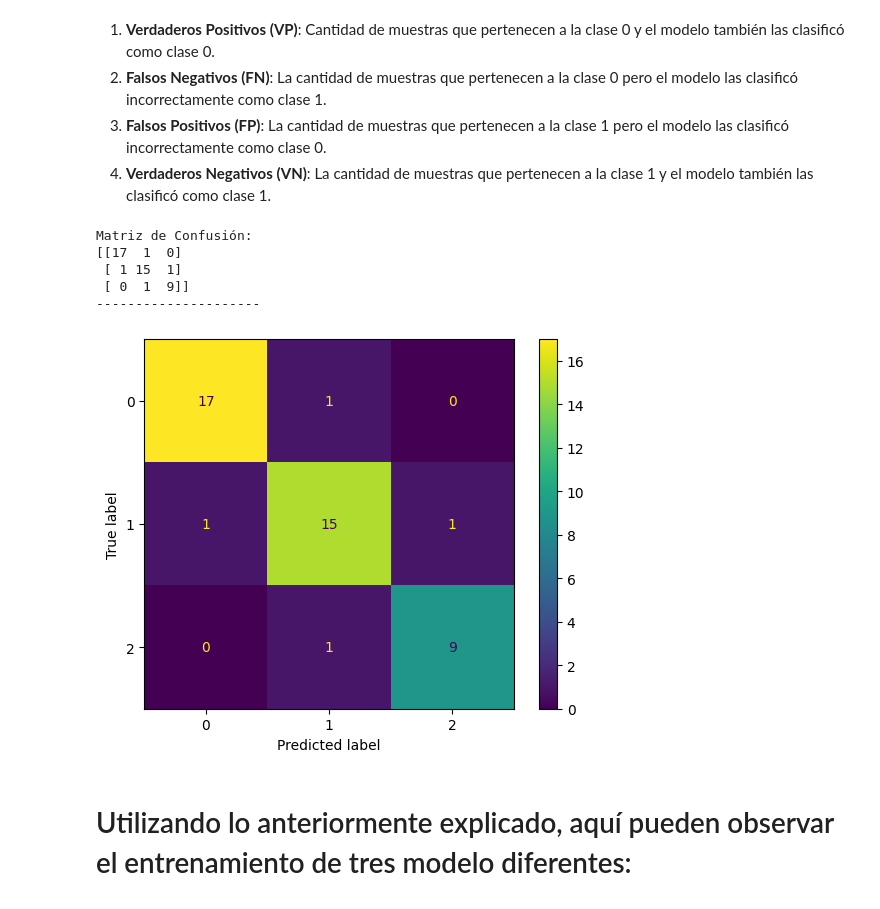
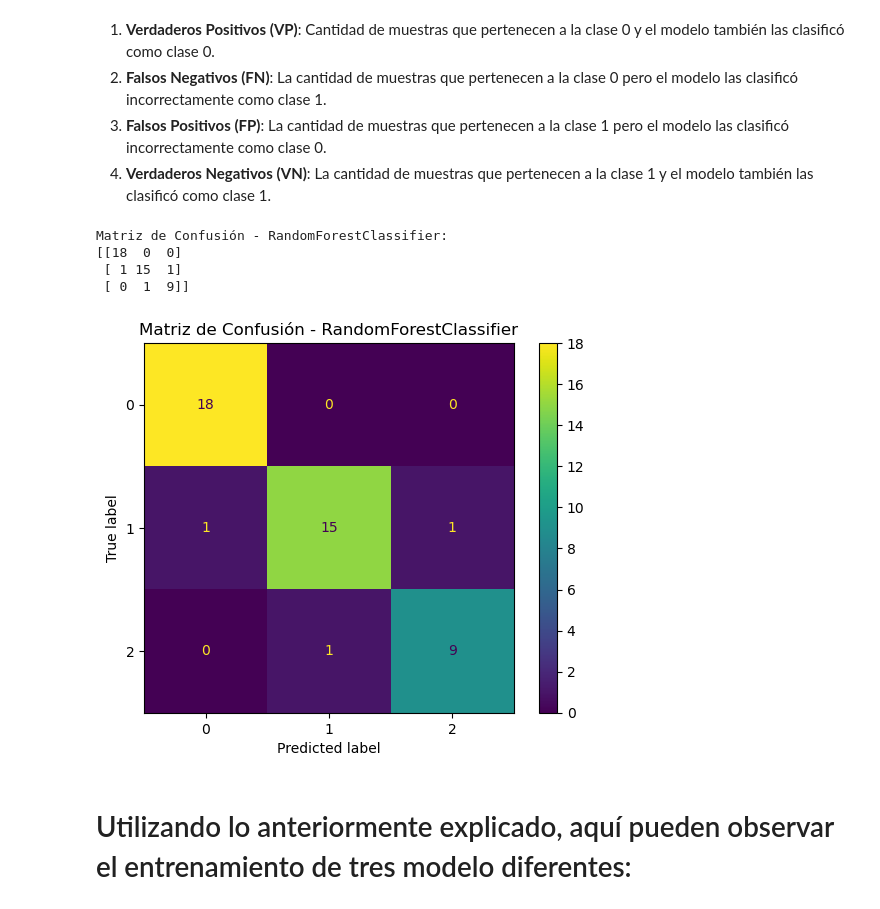
Before and after one commit to ikasle12345/RETO1, a Jupyter notebook: ModeloVino.ipynb, the cells around one changed output. Cells and saved outputs as stored; diff of their text form; code cells hidden in the pictures.

```diff
--- a/ModeloVino.ipynb
+++ b/ModeloVino.ipynb
@@ -167,6 +209,6 @@ train_x, val_x, train_y, val_y = train_test_split(x, y, random_state= 1)
   - **`train_y`**: Valores objetivo (etiquetas) correspondientes.
 * El objetivo del entrenamiento es **ajustar el modelo** a los datos para que pueda realizar **predicciones precisas** sobre nuevos conjuntos de datos.
 # %%
-wine_model = DecisionTreeRegressor(random_state=1)
-wine_model.fit(train_x, train_y)
+wine_model2 = RandomForestClassifier(random_state=1)
+wine_model2.fit(train_x, train_y)
 # %% [output]
@@ -178,13 +220,13 @@ DecisionTreeRegressor(random_state=1)
 * Estas predicciones nos permiten evaluar el rendimiento del modelo y comprobar qué tan bien se ajusta a los datos no vistos.
 * Podemos compararlas con los valores reales para calcular métricas de evaluación como la **Accuracy** y el **Error Absoluto Medio (MAE)**.
 # %%
-predictions = wine_model.predict(val_x)
+predictions2 = wine_model2.predict(val_x)
 print("PREDICCIONES:")
-print(predictions)
+print(predictions2)
 print('------------------------------------------')
-print('Uvas almacenadas:')
-print(val_y)
-print('MAE:')
-print(f'{mean_absolute_error(val_y, predictions) * 100}%')
+print('Uvas almacenadas (valores reales):')
+print(val_y.values)
+print('MAE (Error Medio Absoluto):')
+print(f'{mean_absolute_error(val_y, predictions2) * 100}%')
 # %% [output]
 PREDICCIONES:
@@ -222,0 +252,5 @@ Accuracy: 0.9111111111111111
+# %%
+predictions_int2 = list(map(int, predictions2))
+accuracy2 = accuracy_score(val_y, predictions_int2)
+print("Accuracy:", accuracy2)
+print('------------------------------------------')
@@ -284,23 +313,20 @@ Esta matriz se representa en forma de una tabla, donde:
 3. **Falsos Positivos (FP)**: La cantidad de muestras que pertenecen a la clase 1 pero el modelo las clasificó incorrectamente como clase 0.
 4. **Verdaderos Negativos (VN)**: La cantidad de muestras que pertenecen a la clase 1 y el modelo también las clasificó como clase 1.
 # %%
-conf_matrix = confusion_matrix(val_y, predictions)
+conf_matrix2 = confusion_matrix(val_y, predictions_int2)
+print("Matriz de Confusión - RandomForestClassifier:")
+print(conf_matrix2)
 
-print("Matriz de Confusión:")
-print(conf_matrix)
-print("---------------------")
-
-visualizar = ConfusionMatrixDisplay(confusion_matrix=conf_matrix)
-visualizar.plot()
-
+visualizar2 = ConfusionMatrixDisplay(confusion_matrix=conf_matrix2)
+visualizar2.plot()
+plt.title("Matriz de Confusión - RandomForestClassifier")
 plt.show()
 # %% [output]
-Matriz de Confusión:
-[[17  1  0]
+Matriz de Confusión - RandomForestClassifier:
+[[18  0  0]
  [ 1 15  1]
  [ 0  1  9]]
----------------------
-[figure, old version]
+[figure, new version]
 # %% [markdown]
 # Utilizando lo anteriormente explicado, aquí pueden observar el entrenamiento de tres modelo diferentes:
 # %% [markdown]
```
Also changed, not shown: parts of 26 cells of this notebook.
